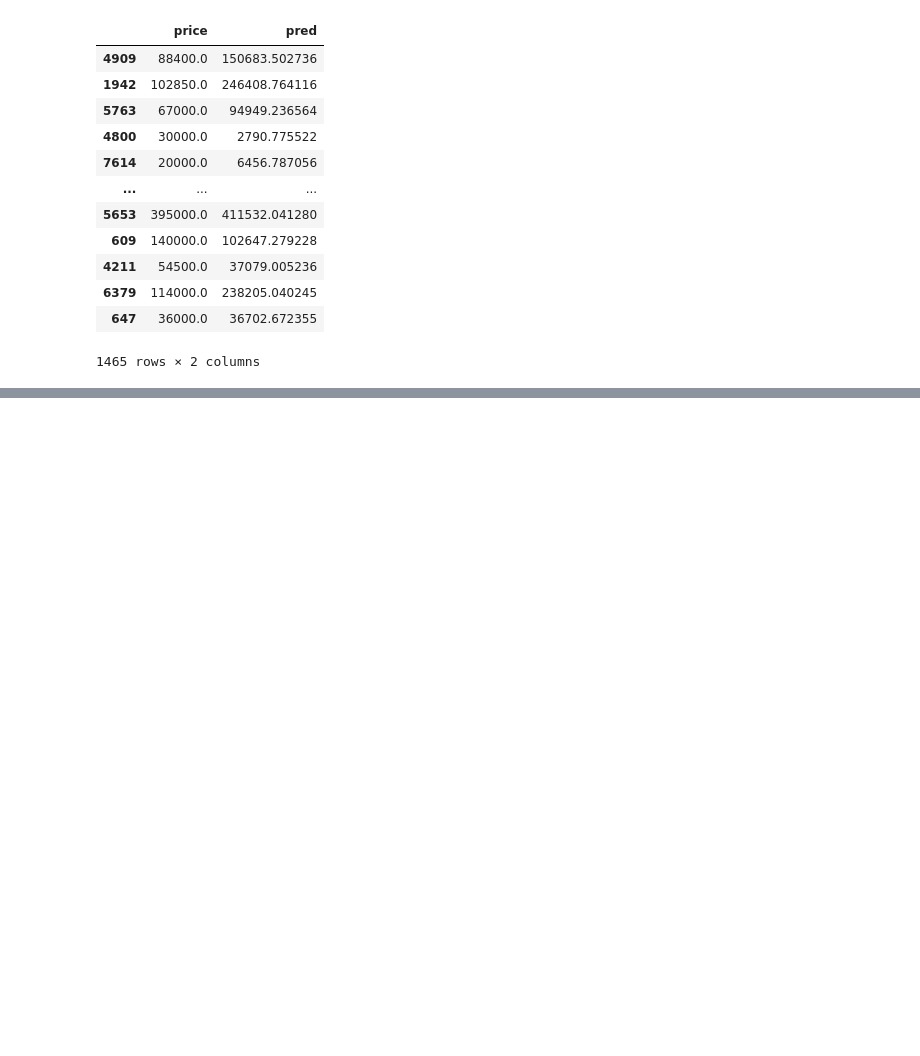
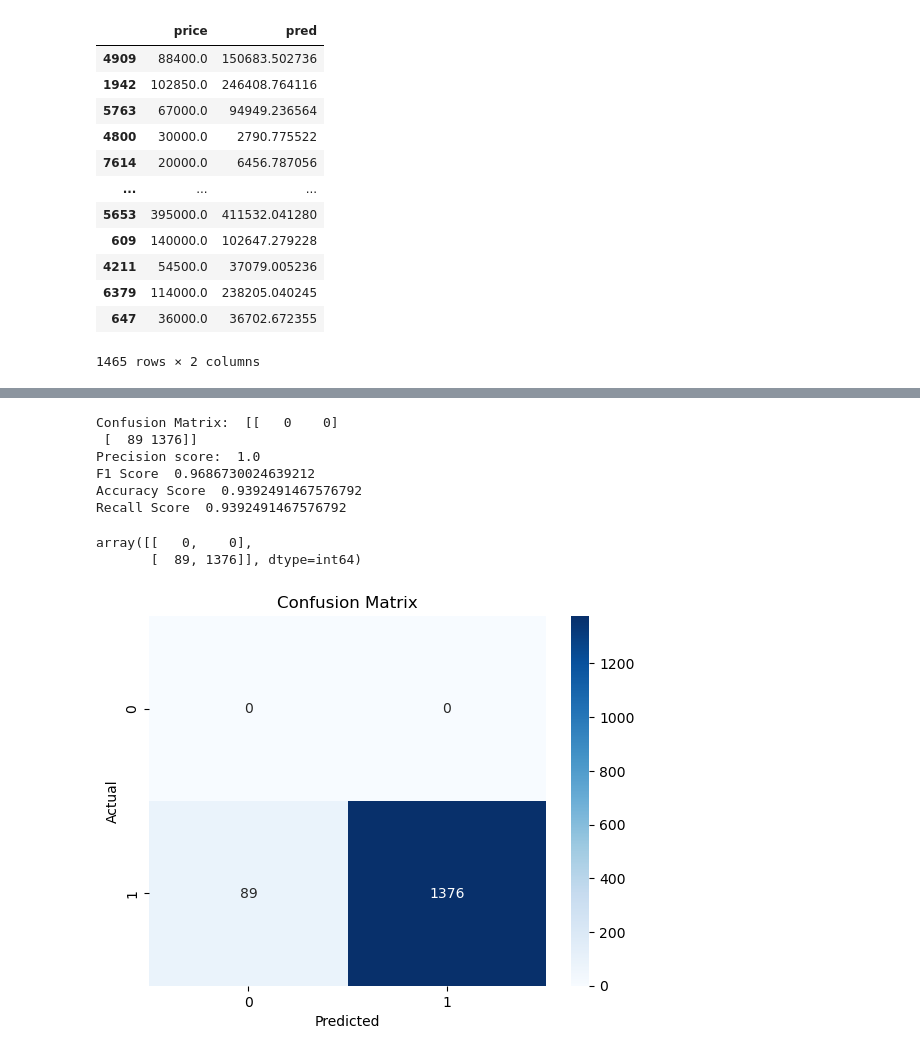
Before and after one commit to pradhumansingh22/Data-Science-Training, a Jupyter notebook: Projects/Bikes-Price-Prediction/Price-Prediction.ipynb, the cells around one changed output, grey strips where cells are left out. Drawn from its saved outputs; the diff is of its cells as text; code cells hidden in the pictures; blank space fills up the shorter version.

```diff
--- a/Projects/Bikes-Price-Prediction/Price-Prediction.ipynb
+++ b/Projects/Bikes-Price-Prediction/Price-Prediction.ipynb
@@ -125,0 +161,33 @@ ytest
+# %%
+ytest['pred'] = (ytest['pred'] > 0.5).astype(int)
+ytest['price'] = (ytest['price'] > 0.5).astype(int)
+# %%
+from sklearn.metrics import confusion_matrix, f1_score, precision_score, accuracy_score, recall_score
+print("Confusion Matrix: ", confusion_matrix(ytest['price'], ytest['pred']))
+print("Precision score: ", precision_score(ytest['price'], ytest['pred']))
+print("F1 Score ", f1_score(ytest['price'], ytest['pred']))
+print("Accuracy Score ", accuracy_score(ytest['price'], ytest['pred']))
+print("Recall Score ", recall_score(ytest['price'], ytest['pred']))
+# %% [output]
+Confusion Matrix:  [[   0    0]
+ [  89 1376]]
+Precision score:  1.0
+F1 Score  0.9686730024639212
+Accuracy Score  0.9392491467576792
+Recall Score  0.9392491467576792
+# %%
+import matplotlib.pyplot as plt
+import seaborn as sns
+cm = confusion_matrix(ytest['price'], ytest['pred'])
+cm
+# %% [output]
+array([[   0,    0],
+       [  89, 1376]], dtype=int64)
+# %%
+sns.heatmap(cm, annot=True, cmap='Blues', fmt='d')
+plt.title('Confusion Matrix')
+plt.xlabel('Predicted')
+plt.ylabel('Actual')
+plt.show()
+# %% [output]
+[figure, added]
```
Also changed, not shown: parts of 10 cells of this notebook.
